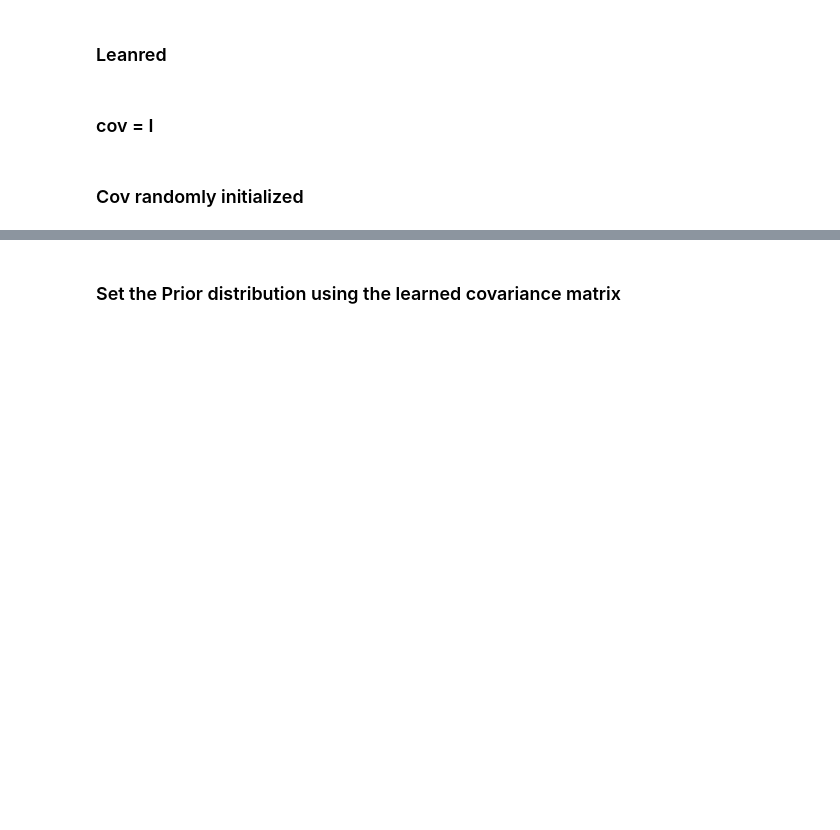
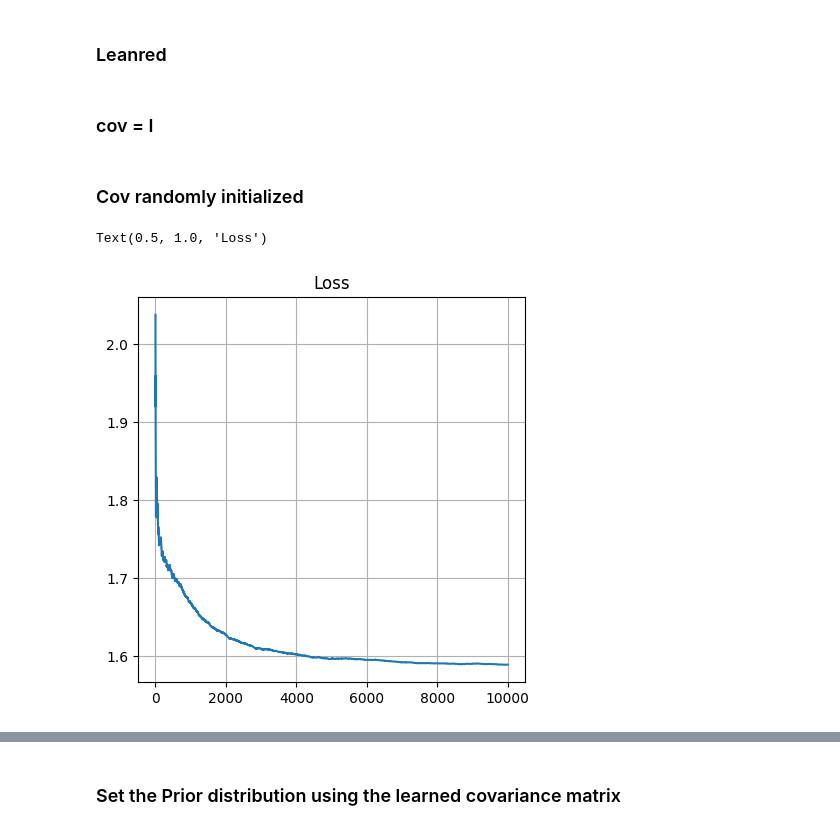
Before and after one commit to godhj93/bayesian-torch, a Jupyter notebook: train.ipynb, the cells around one changed output, grey strips where cells are left out. Cells and saved outputs as stored; diff of their text form; code cells hidden in the pictures; blank space fills up the shorter version.

```diff
--- a/train.ipynb
+++ b/train.ipynb
@@ -1038,40 +1036,43 @@ for idx, _ in tqdm(enumerate(range(10000))):
     w_flat_conv2 = w_conv2_dnn.view(-1)
 
     epslion = 1e-6
-    cov_1 = torch.eye(c_in_conv1 * c_out_conv1 * k_conv1 * k_conv1).to(device)
-    cov_2 = torch.eye(c_in_conv2 * c_out_conv2 * k_conv2 * k_conv2).to(device)
+    cov_1 = bnn_multi.conv1.get_covariance_matrix()
+    cov_2 = bnn_multi.conv2.get_covariance_matrix()
 
     # Sampling the weight
     w_bnn_conv1 = torch.distributions.MultivariateNormal(mu_flat_conv1, cov_1).rsample().reshape(c_in_conv1, c_out_conv1, k_conv1, k_conv1)
     w_bnn_conv2 = torch.distributions.MultivariateNormal(mu_flat_conv2, cov_2).rsample().reshape(c_in_conv2, c_out_conv2, k_conv2, k_conv2)
 
     nll = (w_bnn_conv1 - w_conv1_dnn).pow(2).mean()
     nll += (w_bnn_conv2 - w_conv2_dnn).pow(2).mean()
 
     optimizer.zero_grad()
     nll.backward()  # Do not use retain_graph=True
     optimizer.step()
 
-    mu_log.append(mu.mean().item())
+    mu_log.append(mu_bnn_conv1.mean().item() + mu_bnn_conv2.mean().item())
 
     losses.append(nll.item())
 
     mean_loss.append(np.mean(losses))
 
 plt.figure(figsize=(5,5))
 # plt.subplot(1,3,1)
 # plt.imshow(cov_not_optimized[:9,:9])
 # plt.title('Covariance matrix (not optimized)')
 
 # plt.subplot(1,3,2)
 # i=1
 # plt.imshow(bnn_multi.conv1.get_covariance_matrix().cpu().detach().numpy()[:,:][:9*i,:9*i])
 # plt.title('Covariance matrix (optimized)')
 # plt.colorbar()
 # plt.subplot(1,3,3)
 plt.plot(mean_loss[:])
 plt.grid()
 plt.title('Loss')
+# %% [output]
+Text(0.5, 1.0, 'Loss')
+[figure, added]
 # %%
 import torch
 import matplotlib.pyplot as plt
```
Also changed, not shown: parts of 21 cells of this notebook.
